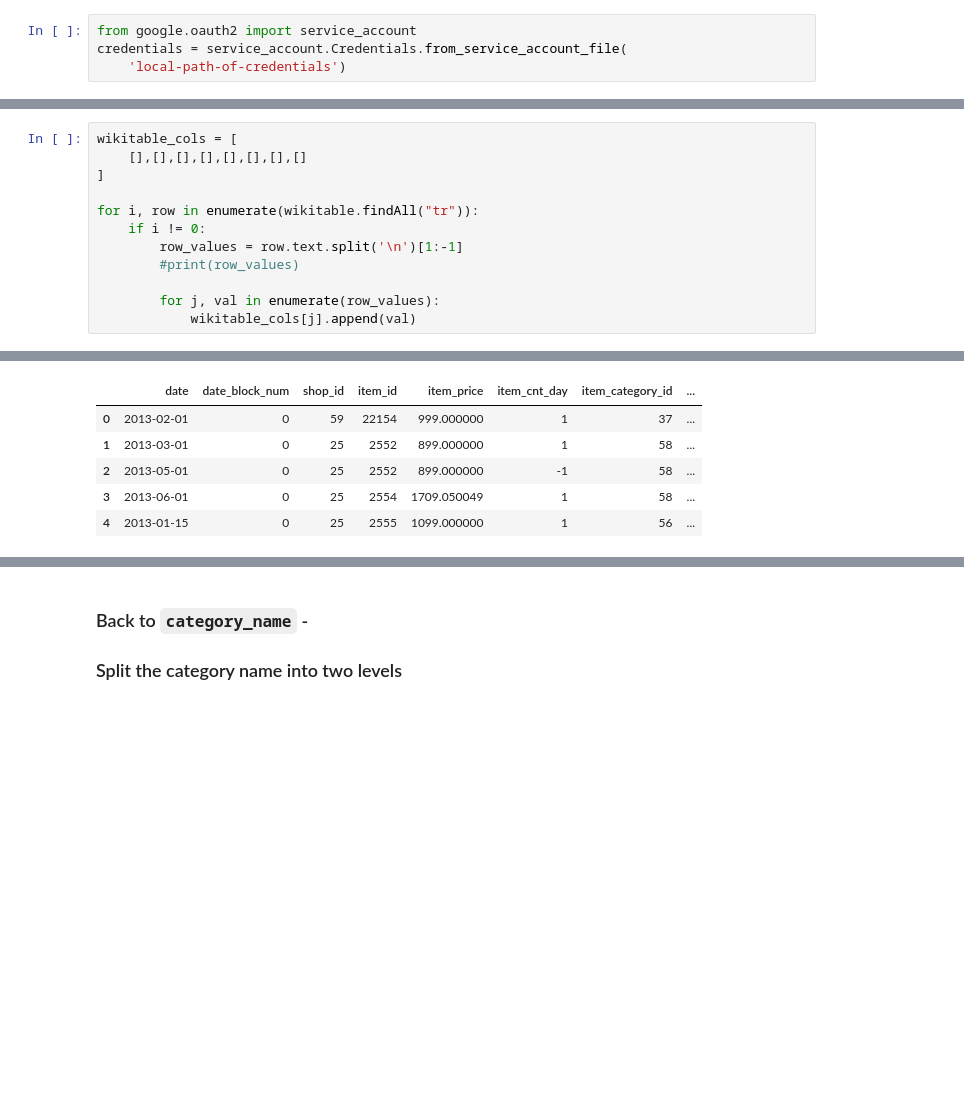
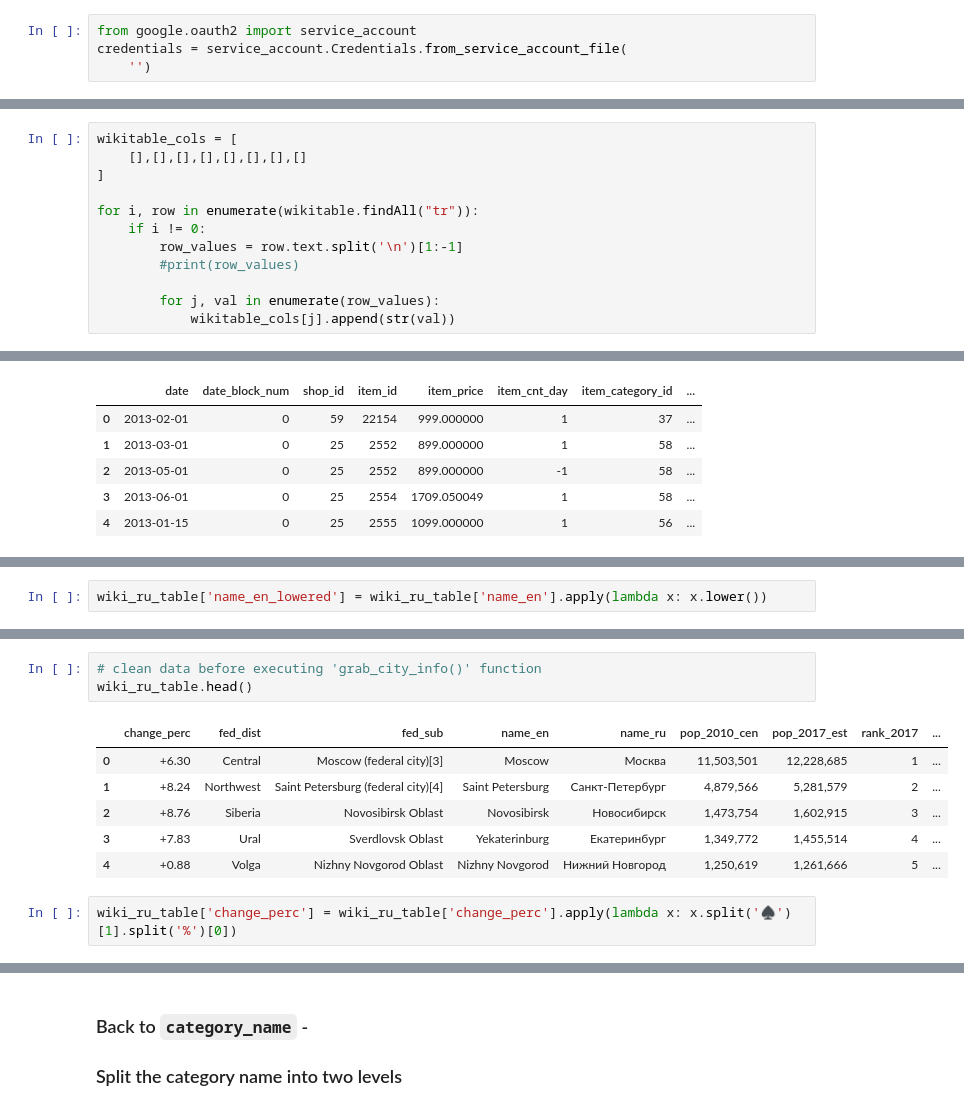
Before and after one commit to choigww/projects, a Jupyter notebook: predict-future-sales/1-data-optimization-and-preprocessing.ipynb, the cells around one changed output, grey strips where cells are left out. Saved outputs shown, nothing was run; the diff lists cells and outputs as text; blank space fills up the shorter version.

Commit message:
finish data opt and preprocess in predicting future sales prj

```diff
--- a/predict-future-sales/predict-future-sales.ipynb
+++ b/predict-future-sales/1-data-optimization-and-preprocessing.ipynb
@@ -240,7 +240,7 @@ len(item_category_names)
 # %%
 from google.oauth2 import service_account
 credentials = service_account.Credentials.from_service_account_file(
-    'local-path-of-credentials')
+    '')
 # %%
 # Imports the Google Cloud client library
 from google.cloud import translate
@@ -551,7 +554,7 @@ for i, row in enumerate(wikitable.findAll("tr")):
         #print(row_values)
 
         for j, val in enumerate(row_values):
-            wikitable_cols[j].append(val)
+            wikitable_cols[j].append(str(val))
 # %%
 wiki_ru_table = pd.DataFrame({'rank_2017' : wikitable_cols[0],
                              'name_en' : wikitable_cols[1],
@@ -622,0 +585,2 @@ mytischi
+# %%
+wiki_ru_table['name_en_lowered'] = wiki_ru_table['name_en'].apply(lambda x: x.lower())
@@ -622,0 +684,12 @@ mytischi
+# %%
+# clean data before executing 'grab_city_info()' function
+wiki_ru_table.head()
+# %% [output]
+|  | change_perc | fed_dist | fed_sub | name_en | name_ru | pop_2010_cen | pop_2017_est | rank_2017 | ... |
+| 0 | +6.30 | Central | Moscow (federal city)[3] | Moscow | Москва | 11,503,501 | 12,228,685 | 1 | ... |
+| 1 | +8.24 | Northwest | Saint Petersburg (federal city)[4] | Saint Petersburg | Санкт-Петербург | 4,879,566 | 5,281,579 | 2 | ... |
+| 2 | +8.76 | Siberia | Novosibirsk Oblast | Novosibirsk | Новосибирск | 1,473,754 | 1,602,915 | 3 | ... |
+| 3 | +7.83 | Ural | Sverdlovsk Oblast | Yekaterinburg | Екатеринбург | 1,349,772 | 1,455,514 | 4 | ... |
+| 4 | +0.88 | Volga | Nizhny Novgorod Oblast | Nizhny Novgorod | Нижний Новгород | 1,250,619 | 1,261,666 | 5 | ... |
+# %%
+wiki_ru_table['change_perc'] = wiki_ru_table['change_perc'].apply(lambda x: x.split('♠')[1].split('%')[0])
```
Also changed, not shown: parts of 37 cells of this notebook, 1 other file.
